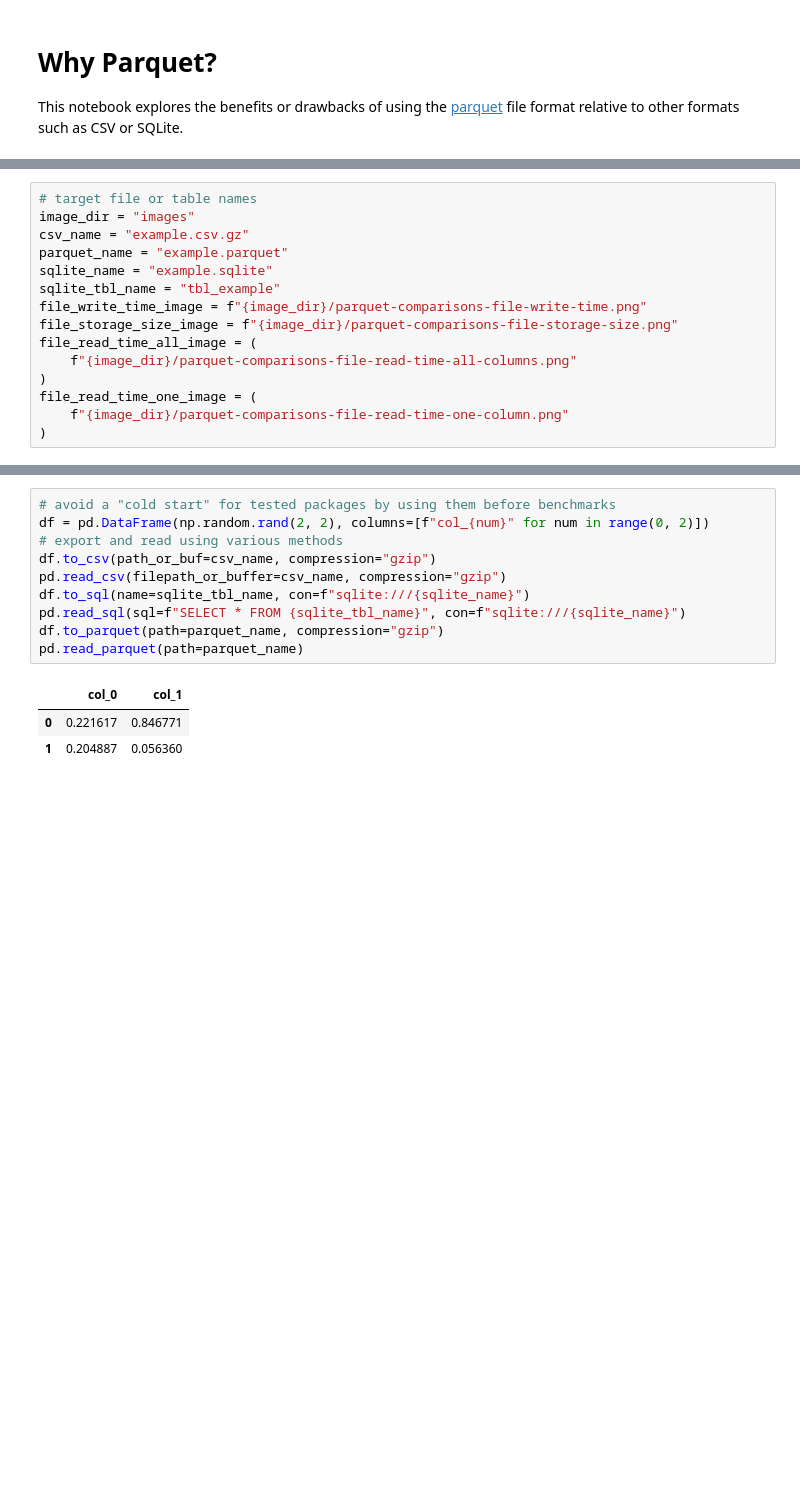
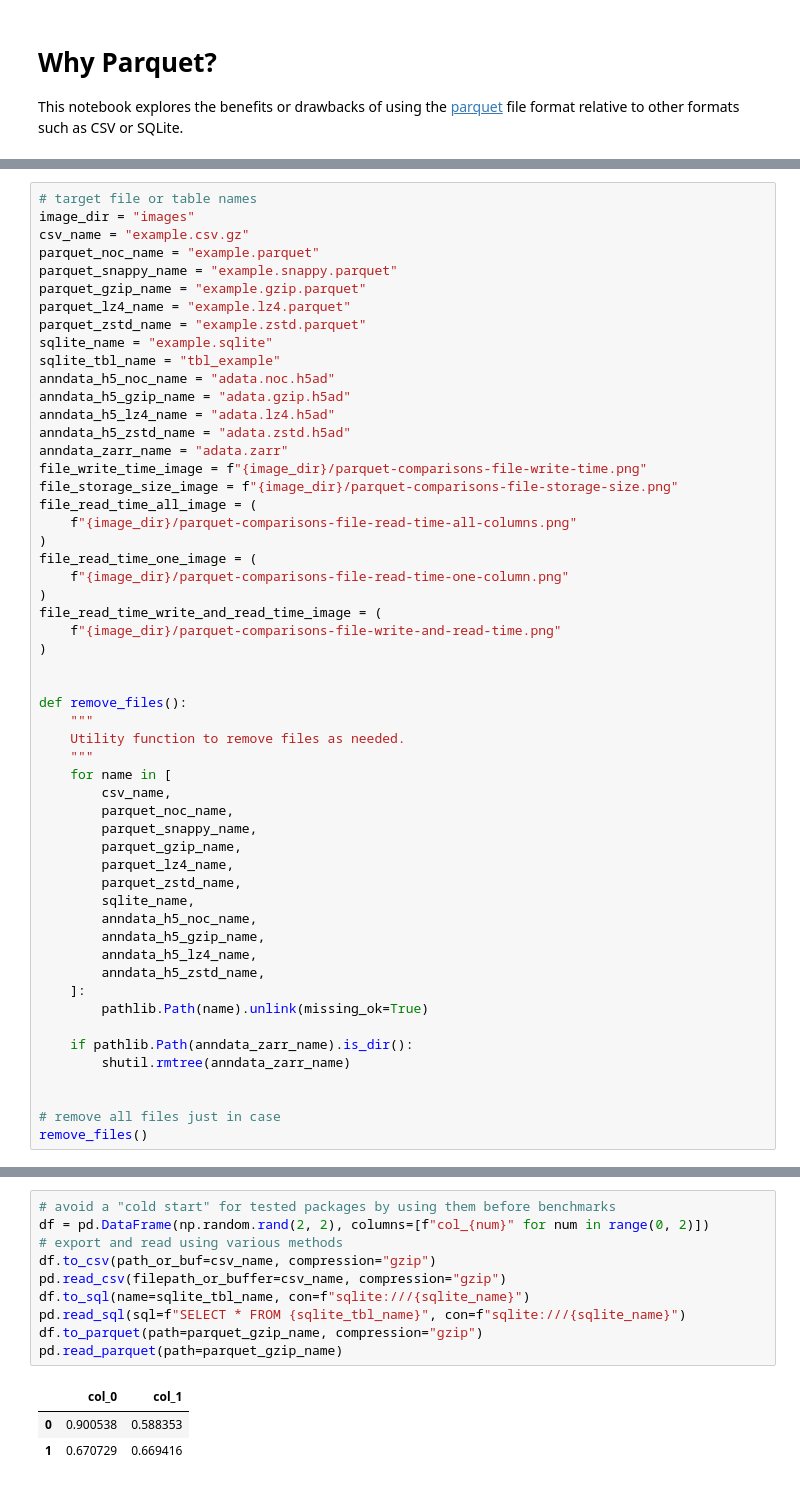
Before and after one commit to cytomining/CytoTable-benchmarks, a Jupyter notebook: notebooks/parquet_analysis.ipynb, the cells around one changed output, grey strips where cells are left out. Cells and saved outputs as stored; diff of their text form; blank space fills up the shorter version.

```diff
--- a/notebooks/parquet_analysis.ipynb
+++ b/notebooks/parquet_analysis.ipynb
@@ -28,9 +39,18 @@ Python Version: 3.11.9
 # target file or table names
 image_dir = "images"
 csv_name = "example.csv.gz"
-parquet_name = "example.parquet"
+parquet_noc_name = "example.parquet"
+parquet_snappy_name = "example.snappy.parquet"
+parquet_gzip_name = "example.gzip.parquet"
+parquet_lz4_name = "example.lz4.parquet"
+parquet_zstd_name = "example.zstd.parquet"
 sqlite_name = "example.sqlite"
 sqlite_tbl_name = "tbl_example"
+anndata_h5_noc_name = "adata.noc.h5ad"
+anndata_h5_gzip_name = "adata.gzip.h5ad"
+anndata_h5_lz4_name = "adata.lz4.h5ad"
+anndata_h5_zstd_name = "adata.zstd.h5ad"
+anndata_zarr_name = "adata.zarr"
 file_write_time_image = f"{image_dir}/parquet-comparisons-file-write-time.png"
 file_storage_size_image = f"{image_dir}/parquet-comparisons-file-storage-size.png"
 file_read_time_all_image = (
@@ -39,3 +59,33 @@ file_read_time_all_image = (
 file_read_time_one_image = (
     f"{image_dir}/parquet-comparisons-file-read-time-one-column.png"
 )
+file_read_time_write_and_read_time_image = (
+    f"{image_dir}/parquet-comparisons-file-write-and-read-time.png"
+)
+
+
+def remove_files():
+    """
+    Utility function to remove files as needed.
+    """
+    for name in [
+        csv_name,
+        parquet_noc_name,
+        parquet_snappy_name,
+        parquet_gzip_name,
+        parquet_lz4_name,
+        parquet_zstd_name,
+        sqlite_name,
+        anndata_h5_noc_name,
+        anndata_h5_gzip_name,
+        anndata_h5_lz4_name,
+        anndata_h5_zstd_name,
+    ]:
+        pathlib.Path(name).unlink(missing_ok=True)
+
+    if pathlib.Path(anndata_zarr_name).is_dir():
+        shutil.rmtree(anndata_zarr_name)
+
+
+# remove all files just in case
+remove_files()
@@ -42,16 +193,16 @@ file_read_time_one_image = (
 # %%
 # avoid a "cold start" for tested packages by using them before benchmarks
 df = pd.DataFrame(np.random.rand(2, 2), columns=[f"col_{num}" for num in range(0, 2)])
 # export and read using various methods
 df.to_csv(path_or_buf=csv_name, compression="gzip")
 pd.read_csv(filepath_or_buffer=csv_name, compression="gzip")
 df.to_sql(name=sqlite_tbl_name, con=f"sqlite:///{sqlite_name}")
 pd.read_sql(sql=f"SELECT * FROM {sqlite_tbl_name}", con=f"sqlite:///{sqlite_name}")
-df.to_parquet(path=parquet_name, compression="gzip")
-pd.read_parquet(path=parquet_name)
+df.to_parquet(path=parquet_gzip_name, compression="gzip")
+pd.read_parquet(path=parquet_gzip_name)
 # %% [output]
 |  | col_0 | col_1 |
-| 0 | 0.221617 | 0.846771 |
-| 1 | 0.204887 | 0.056360 |
+| 0 | 0.900538 | 0.588353 |
+| 1 | 0.670729 | 0.669416 |
 # %%
 # remove any existing prior work
```
Also changed, not shown: parts of 14 cells of this notebook, 11 other files.
